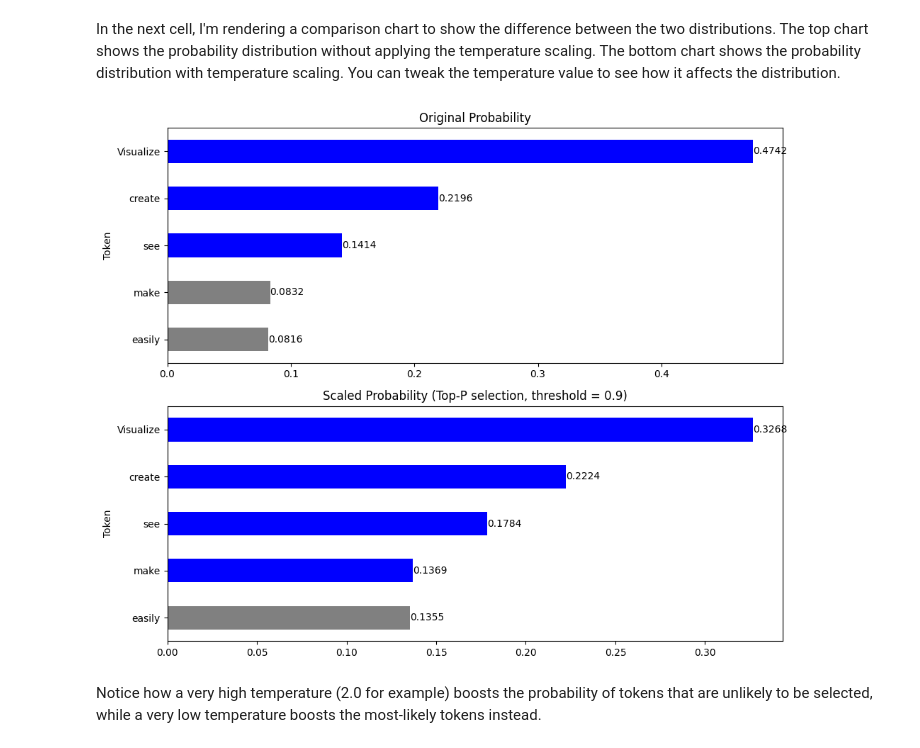
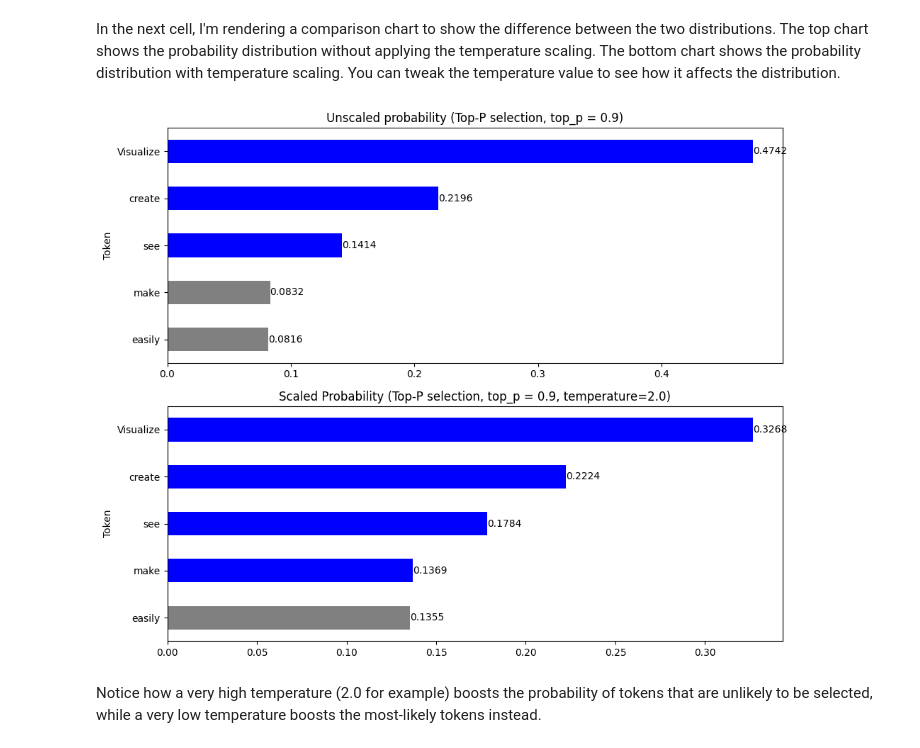
Before and after one commit to wmeints/effective-llm-applications, a Jupyter notebook: notebooks/visualize-top-p.ipynb, the cells around one changed output. Drawn from its saved outputs; the diff is of its cells as text; code cells hidden in the pictures.

```diff
--- a/notebooks/visualize-top-p.ipynb
+++ b/notebooks/visualize-top-p.ipynb
@@ -33,6 +33,8 @@ df["Probability"] = df["Logit"].apply(lambda x: math.exp(x) / df["Logit"].apply(
 # %% [markdown]
 Once we have the probabilities, we can determine the subset to sample from. We use a top-p selection technique to select the subset.
 I've visualized the selection in nice bar chart.
+# %%
+top_p = 0.9
 # %%
 # Sort the dataframe by Probability in descending order.
 # Then calculate the cumulative probability.
@@ -41,7 +43,7 @@ df_sorted = df.sort_values("Probability", ascending=False)
 df_sorted["Cumulative Probability"] = df_sorted["Probability"].cumsum()
 
 # Select the tokens with cumulative probability less than or equal to 0.9
-top_p_selection = df_sorted[df_sorted["Cumulative Probability"] <= 0.9]
+top_p_selection = df_sorted[df_sorted["Cumulative Probability"] <= top_p]
 # %%
 import matplotlib.pyplot as plt
 
@@ -90,7 +92,7 @@ df_sorted_scaled = df.sort_values("Scaled probability", ascending=False)
 df_sorted_scaled["Cumulative Scaled Probability"] = df_sorted_scaled["Scaled probability"].cumsum()
 
 # Select the tokens with cumulative scaled probability less than or equal to 0.9
-top_p_selection_scaled = df_sorted_scaled[df_sorted_scaled["Cumulative Scaled Probability"] <= 0.9]
+top_p_selection_scaled = df_sorted_scaled[df_sorted_scaled["Cumulative Scaled Probability"] <= top_p]
 # %% [markdown]
 In the next cell, I'm rendering a comparison chart to show the difference between the two distributions. The top chart shows the probability distribution without applying the temperature scaling. The bottom chart shows the probability distribution with temperature scaling.
 You can tweak the temperature value to see how it affects the distribution.
@@ -99,36 +101,36 @@ import matplotlib.pyplot as plt
 
 # Highlight the tokens present in top_p_selection_scaled
 colors_scaled = ['gray'] * len(df_sorted_scaled)
 for idx, token in enumerate(df_sorted_scaled['Token']):
     if token in top_p_selection_scaled['Token'].values:
         colors_scaled[idx] = 'blue'
 
 # Highlight the tokens present in top_p_selection for the original probability
 colors_original = ['gray'] * len(df_sorted_scaled)
 for idx, token in enumerate(df_sorted_scaled['Token']):
     if token in top_p_selection['Token'].values:
         colors_original[idx] = 'blue'
 
 # Plot the original Probability
 fig, ax = plt.subplots(2, 1, figsize=(10, 8))
 
-df_sorted_scaled.plot.barh(x='Token', y='Probability', color=colors_original, ax=ax[0], legend=False)
-ax[0].set_title("Original Probability")
+df_sorted_scaled.plot.barh(x='Token', y="Probability", color=colors_original, ax=ax[0], legend=False)
+ax[0].set_title(f"Unscaled probability (Top-P selection, top_p = {top_p})")
 for container in ax[0].containers:
     ax[0].bar_label(container, fmt='%.4f')
 
 # Plot the Scaled probability
 df_sorted_scaled.plot.barh(x='Token', y='Scaled probability', color=colors_scaled, ax=ax[1], legend=False)
-ax[1].set_title("Scaled Probability (Top-P selection, threshold = 0.9)")
+ax[1].set_title(f"Scaled Probability (Top-P selection, top_p = {top_p}, temperature={temperature})")
 for container in ax[1].containers:
     ax[1].bar_label(container, fmt='%.4f')
 
 ax[0].invert_yaxis()  # Invert the y-axis of the top chart to show the highest probability at the top
 ax[1].invert_yaxis()  # Invert the y-axis of the bottom chart to show the highest probability at the top
 
 plt.tight_layout()
 plt.show()
 # %% [output]
-[figure, old version]
+[figure, new version]
 # %% [markdown]
 Notice how a very high temperature (2.0 for example) boosts the probability of tokens that are unlikely to be selected, while a very low temperature boosts the most-likely tokens instead.
```
Also changed, not shown: parts of 1 cell of this notebook, 4 other files.
